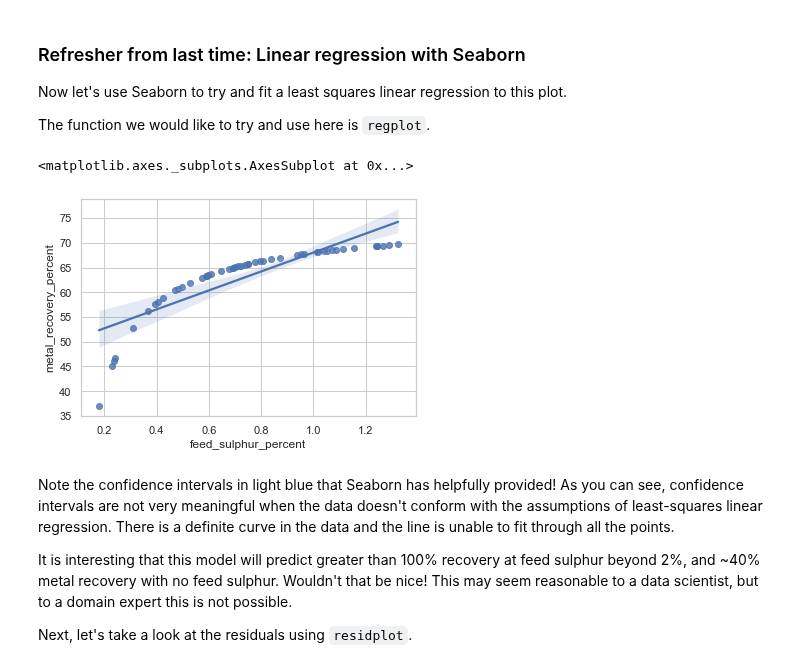
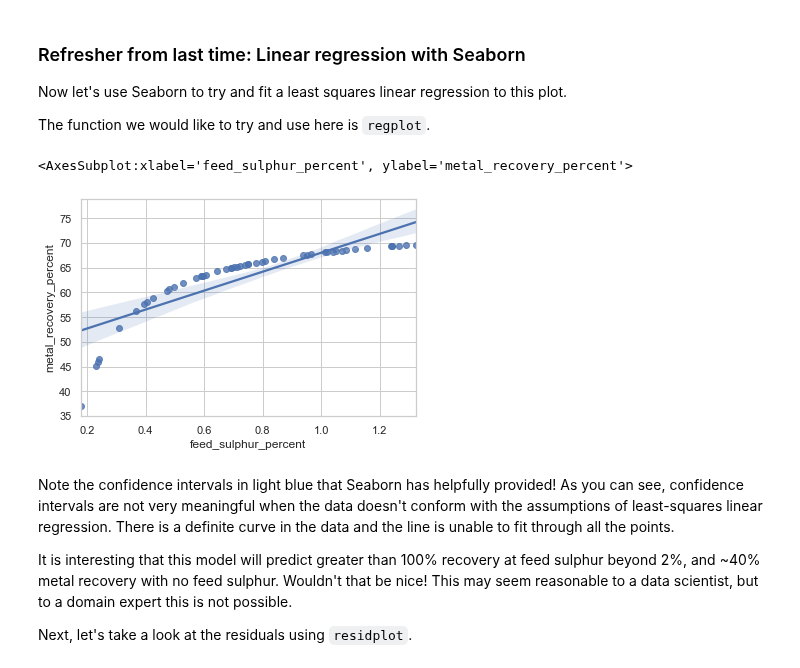
Before and after one commit to core-skills/06-multivariate-analysis, a Jupyter notebook: notebooks/am1_more_regression_filled.ipynb, the cells around one changed output. Cells and saved outputs as stored; diff of their text form; code cells hidden in the pictures.

````diff
--- a/notebooks/am1_more_regression_filled.ipynb
+++ b/notebooks/am1_more_regression_filled.ipynb
@@ -97,10 +112,10 @@ Now let's use Seaborn to try and fit a least squares linear regression to this p
 
 The function we would like to try and use here is ```regplot```.
 # %%
-sns.regplot('feed_sulphur_percent', 'metal_recovery_percent', recovery)
+sns.regplot(x='feed_sulphur_percent', y='metal_recovery_percent', data=recovery)
 # %% [output]
-<matplotlib.axes._subplots.AxesSubplot at 0x...>
+<AxesSubplot:xlabel='feed_sulphur_percent', ylabel='metal_recovery_percent'>
-[figure, old version]
+[figure, new version]
 # %% [markdown]
 Note the confidence intervals in light blue that Seaborn has helpfully provided!  As you can see, confidence intervals are not very meaningful when the data doesn't conform with the assumptions of least-squares linear regression. There is a definite curve in the data and the line is unable to fit through all the points.
 
````
Also changed, not shown: parts of 45 cells of this notebook, 3 other files.
